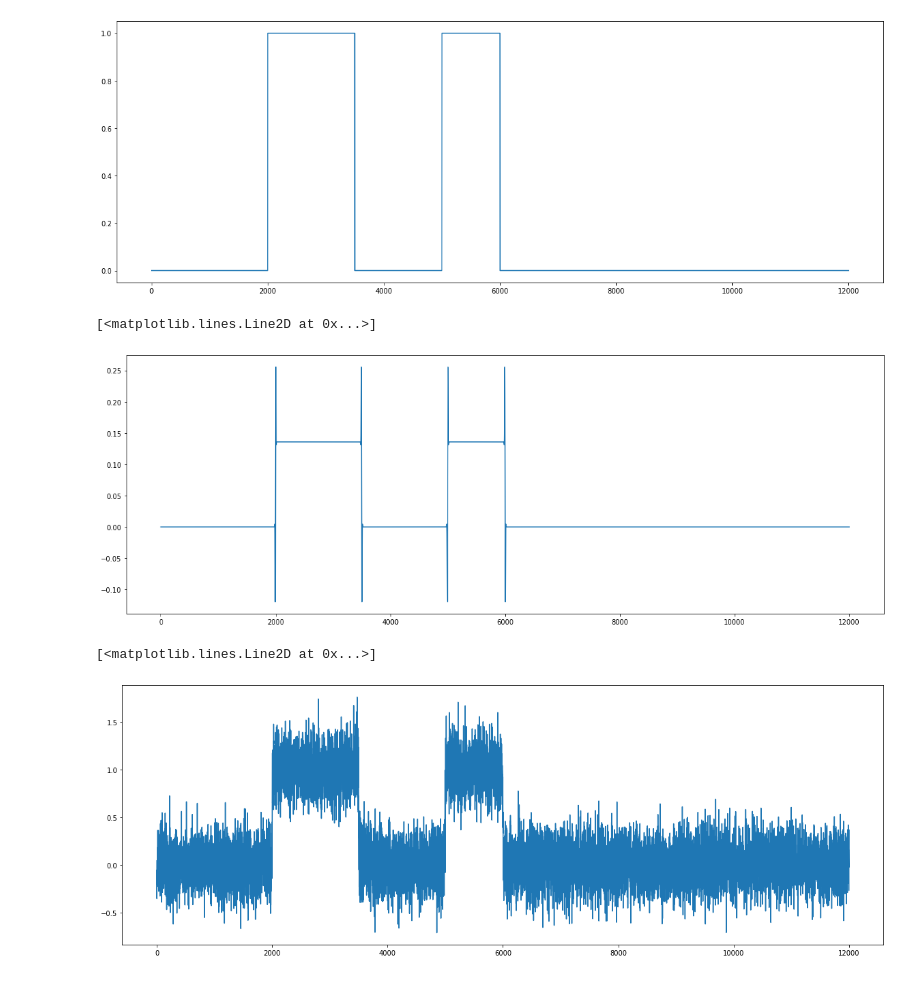
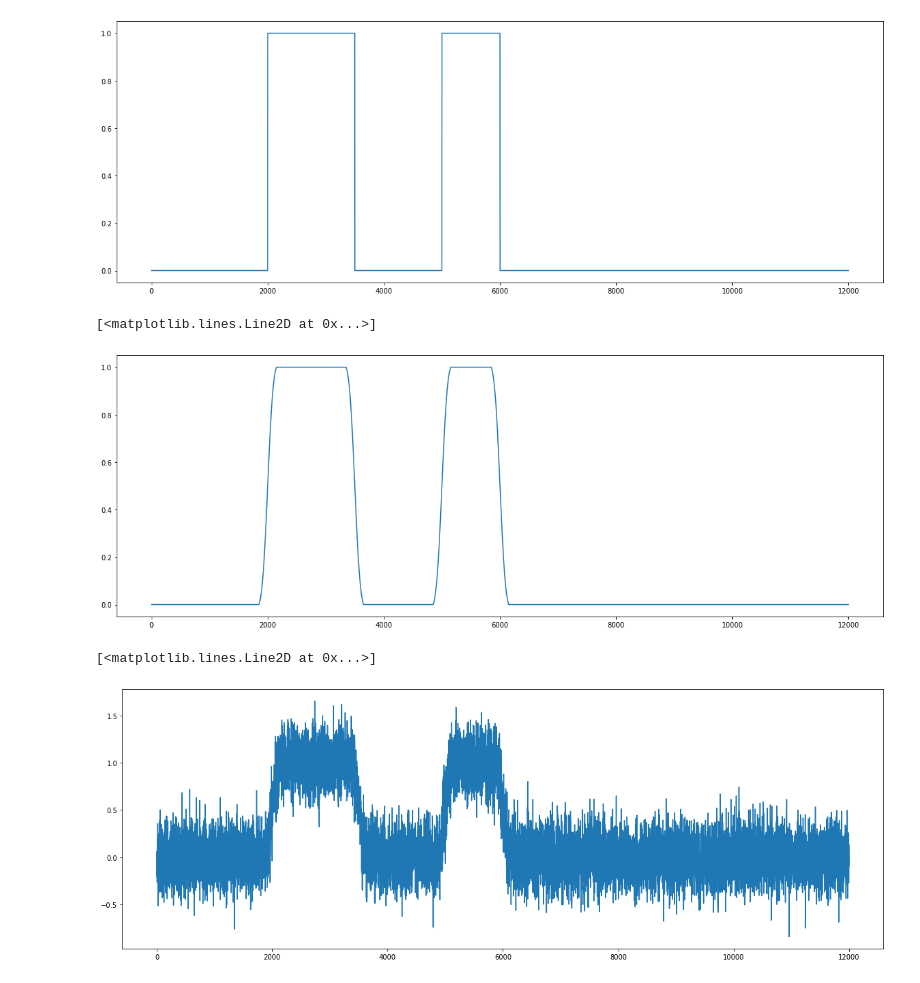
Before and after one commit to lorenz0890/sip_final, a Jupyter notebook: sip_final.ipynb, the cells around one changed output. Saved outputs shown, nothing was run; the diff lists cells and outputs as text; code cells hidden in the pictures.

```diff
--- a/sip_final.ipynb
+++ b/sip_final.ipynb
@@ -27,52 +28,56 @@ def nth_gradient(X, n = 0):
     grad = X
     if n > 0:
         for i in range(n):
-            dx = np.abs(X[1] - X[0])
-            grad = np.gradient(X, dx)
+            dx = np.abs(np.sum(X)/len(X))
+            grad = np.gradient(grad, dx)
+            #print(dx)
     return grad
 
-def get_kernel(sz, mu=0.0, sigma=0.05, sum_one=False, derivative = 0):
+def get_kernel(sz, mu=0.0, sigma=0.5, sum_one=False, derivative = 0):
     """
     Differentable kernel θ  with integral == 1
     """
     #2.1 Construct kernel
-    kernel = np.linspace(-1,1,sz)
+    kernel = np.linspace(-10.0,10.0,sz)
     kernel = np.exp(-(((kernel-mu)**2.0)/(2.0*sigma**2)))
 
-    if derivative >= 1:
+    if derivative >= 1.0:
         kernel = nth_gradient(kernel, derivative)
 
     #2.2 If integral == 1 is required
     if sum_one:
         kernel = kernel/sum(kernel)
 
     return kernel
 
 def gaussian_smoothening(signal, mu=0.0, sigma=0.05, sum_one=False, derivative = 0):
     """
-    Guassian smoothing function
+    Guassian smoothing function via FFT.
+    Produces "smoother" edges than just convolving with the kernel.
     """
     #2.1 FFT
     signal_transformed = np.fft.fft(signal)
     signal_amplitude = np.abs(signal_transformed),
     signal_angle = np.angle(signal_transformed)
     signal_phase = np.exp(1j*signal_angle)
     signal_amplitude = np.fft.fftshift(signal_amplitude)
 
     #2.2 Construct kernel
     kernel = get_kernel(len(signal), mu=mu, sigma=sigma, sum_one=sum_one, derivative = derivative)
 
     #2.3 Apply kernel and reconstruct signal
     signal_amplitude = (kernel*signal_amplitude)[0]
     signal_amplitude = np.fft.ifftshift(signal_amplitude)
     signal_filtered = np.real(np.fft.ifft(signal_amplitude*signal_phase))
     return signal_filtered
-signal_filtered = gaussian_smoothening(signal, 0.1, 0.05, False, 0)
+#signal_filtered = gaussian_smoothening(signal, 0.0, 0.05, False, 0)
+kernel = get_kernel(300, 0.0, 5.0, True, 0)
+signal_filtered = np.convolve(signal, kernel, 'same') #can also done by convolving the kernel
 plt.figure(figsize=(20,7))
 plt.plot(signal_filtered)
 # %% [output]
 [<matplotlib.lines.Line2D at 0x...>]
-[figure, old version]
+[figure, new version]
 # %%
 #3. Add noise
 noise = np.random.normal(0.0,0.2,len(signal_filtered))
@@ -81,7 +86,7 @@ plt.figure(figsize=(20,7))
 plt.plot(signal_filtered_noisy)
 # %% [output]
 [<matplotlib.lines.Line2D at 0x...>]
-[figure, old version]
+[figure, new version]
 # %%
 # Subtask b)
 level = 6
```
Also changed, not shown: parts of 12 cells of this notebook.
